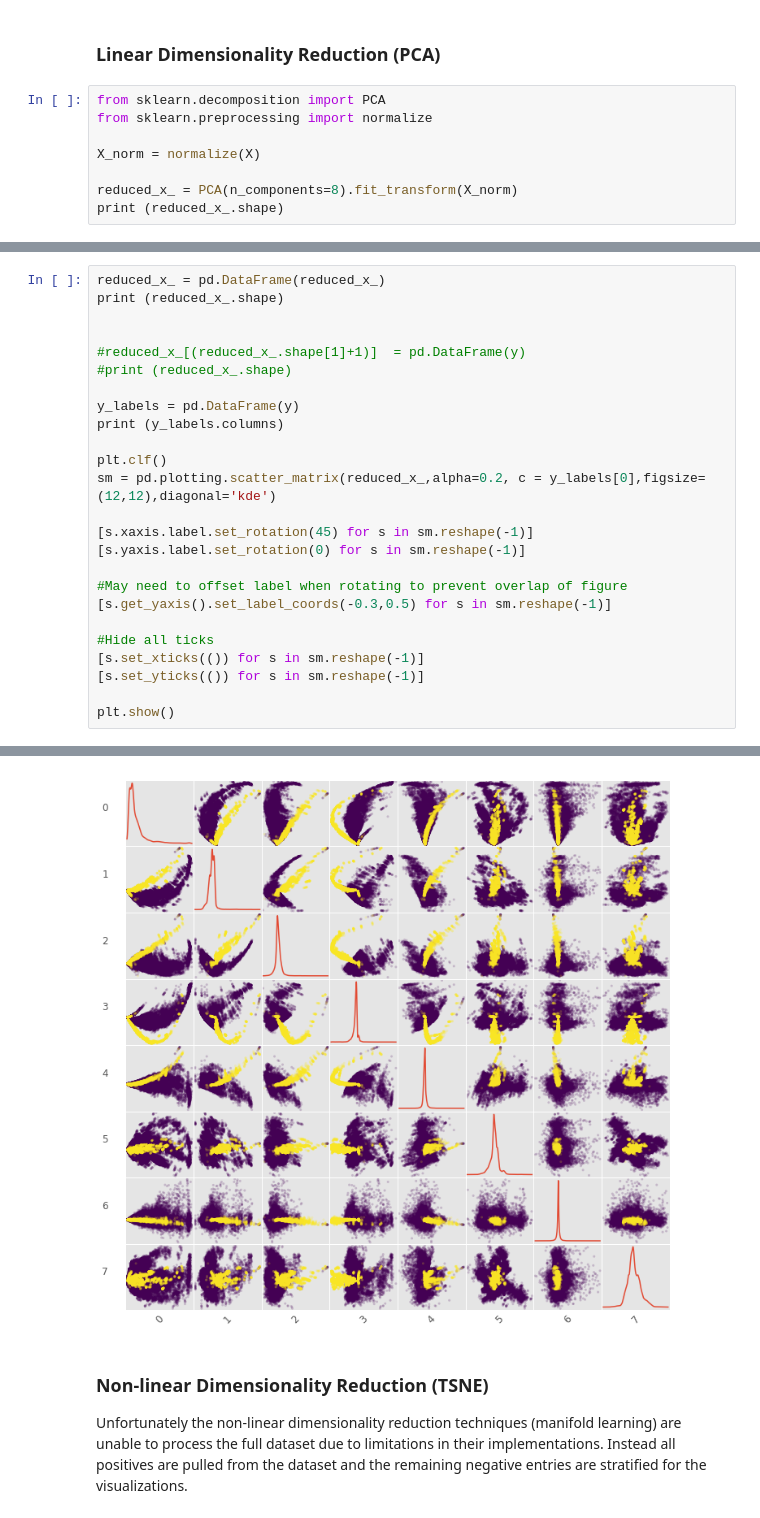
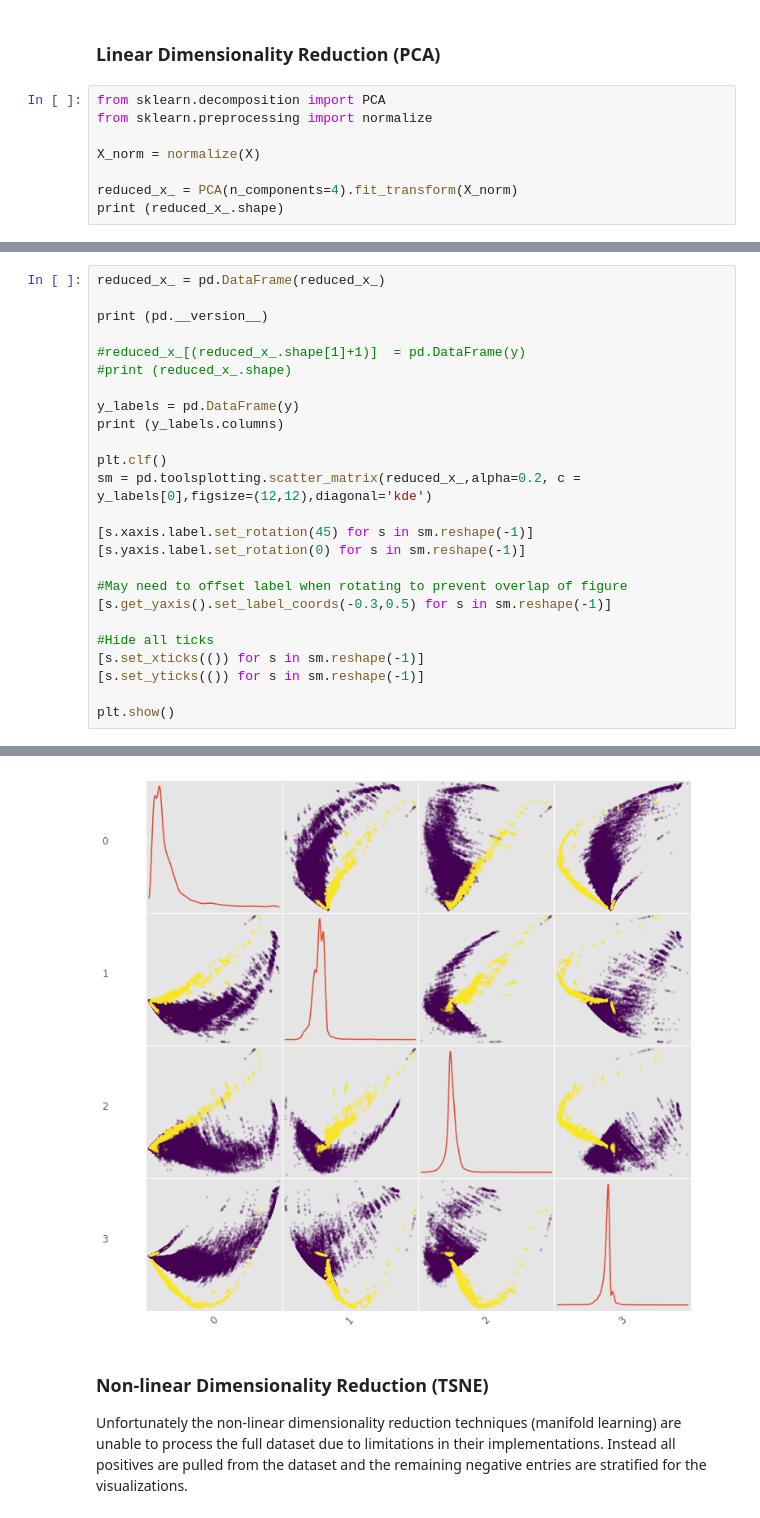
Before and after one commit to wderekjones/protein_binding, a Jupyter notebook: results_0.ipynb, the cells around one changed output, grey strips where cells are left out. Saved outputs shown, nothing was run; the diff lists cells and outputs as text.

```diff
--- a/results_0.ipynb
+++ b/results_0.ipynb
@@ -133,6 +133,6 @@ from sklearn.preprocessing import normalize
 
 X_norm = normalize(X)
 
-reduced_x_ = PCA(n_components=8).fit_transform(X_norm)
+reduced_x_ = PCA(n_components=4).fit_transform(X_norm)
 print (reduced_x_.shape)
 # %% [output]
@@ -140,7 +140,7 @@ print (reduced_x_.shape)
 # %%
 reduced_x_ = pd.DataFrame(reduced_x_)
-print (reduced_x_.shape)
 
+print (pd.__version__)
 
 #reduced_x_[(reduced_x_.shape[1]+1)]  = pd.DataFrame(y)
 #print (reduced_x_.shape)
@@ -149,7 +149,7 @@ y_labels = pd.DataFrame(y)
 print (y_labels.columns)
 
 plt.clf()
-sm = pd.plotting.scatter_matrix(reduced_x_,alpha=0.2, c = y_labels[0],figsize=(12,12),diagonal='kde')
+sm = pd.toolsplotting.scatter_matrix(reduced_x_,alpha=0.2, c = y_labels[0],figsize=(12,12),diagonal='kde')
 
 [s.xaxis.label.set_rotation(45) for s in sm.reshape(-1)]
 [s.yaxis.label.set_rotation(0) for s in sm.reshape(-1)]
@@ -167,6 +167,6 @@ plt.show()
 RangeIndex(start=0, stop=1, step=1)
 <matplotlib.figure.Figure at 0x...>
-[figure, old version]
+[figure, new version]
 # %% [markdown]
 ### Non-linear Dimensionality Reduction (TSNE)
 Unfortunately the non-linear dimensionality reduction techniques (manifold learning) are unable to process the full dataset due to limitations in their implementations. Instead all positives are pulled from the dataset and the remaining negative entries are stratified for the visualizations.
```
Also changed, not shown: parts of 7 cells of this notebook.
